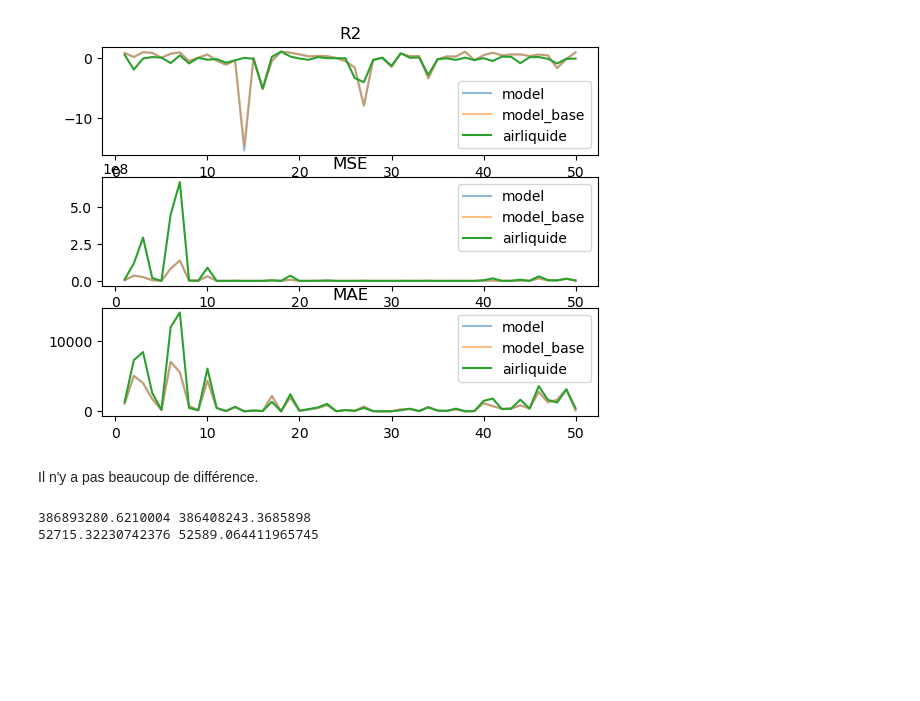
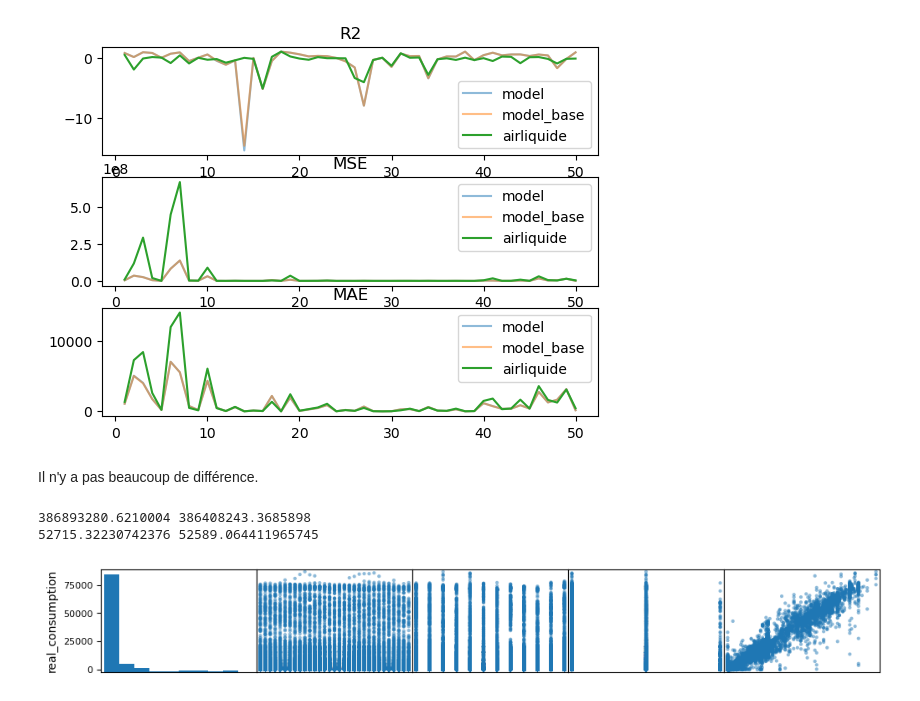
Before and after one commit to Damidoum/predictionClient, a Jupyter notebook: Notebooks/dates.ipynb, the cells around one changed output. Drawn from its saved outputs; the diff is of its cells as text; code cells hidden in the pictures; blank space fills up the shorter version.

```diff
--- a/Notebooks/dates.ipynb
+++ b/Notebooks/dates.ipynb
@@ -163,3 +163,20 @@ for i in range(1,3):
 # %% [output]
 386893280.6210004 386408243.3685898
 52715.32230742376 52589.064411965745
+# %%
+attributes = [ "real_consumption","day", "month", "year","forecasted_consumption"]
+axes = pd.plotting.scatter_matrix(data[attributes], figsize=(12, 8))
+
+# Masquer les sous-parcelles sauf la première ligne
+for i, row in enumerate(axes):
+    if i == 0 :
+        for j, subplot in enumerate(row) :
+            subplot.set_xlabel(attributes[j])
+    else :
+        for subplot in row :
+            subplot.set_visible(False)
+
+# Afficher la matrice de dispersion
+plt.show()
+# %% [output]
+[figure, added]
```
Also changed, not shown: parts of 1 cell of this notebook, 6 other files.
